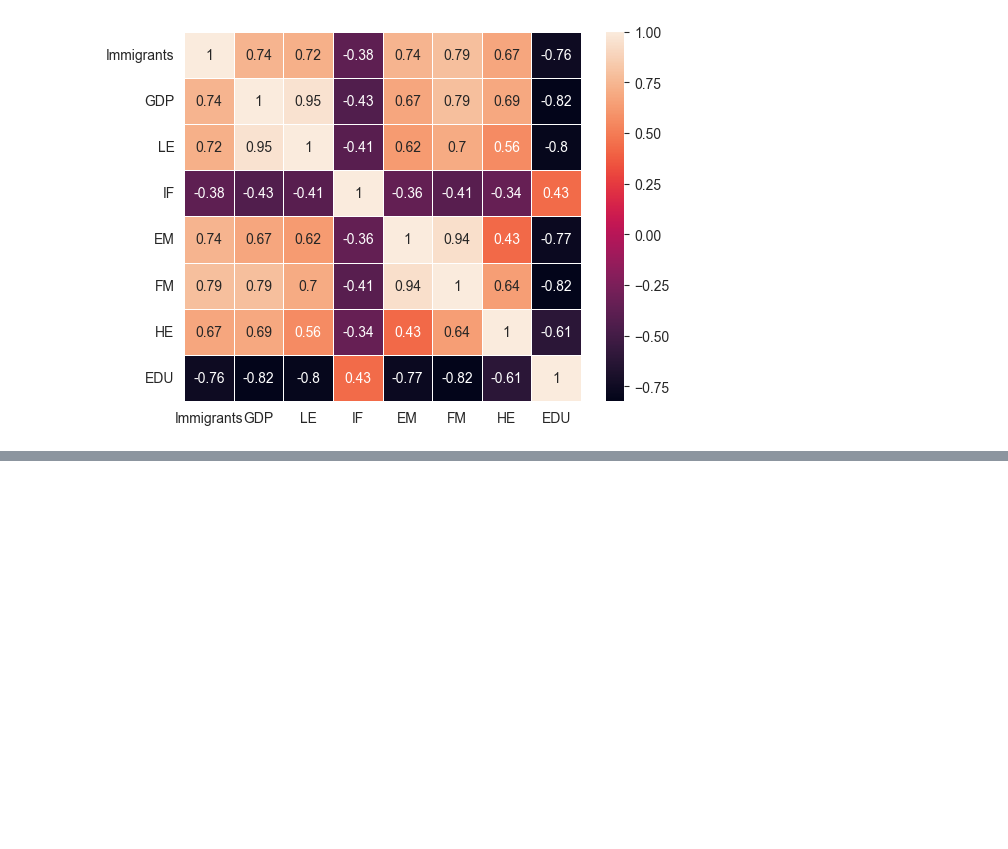
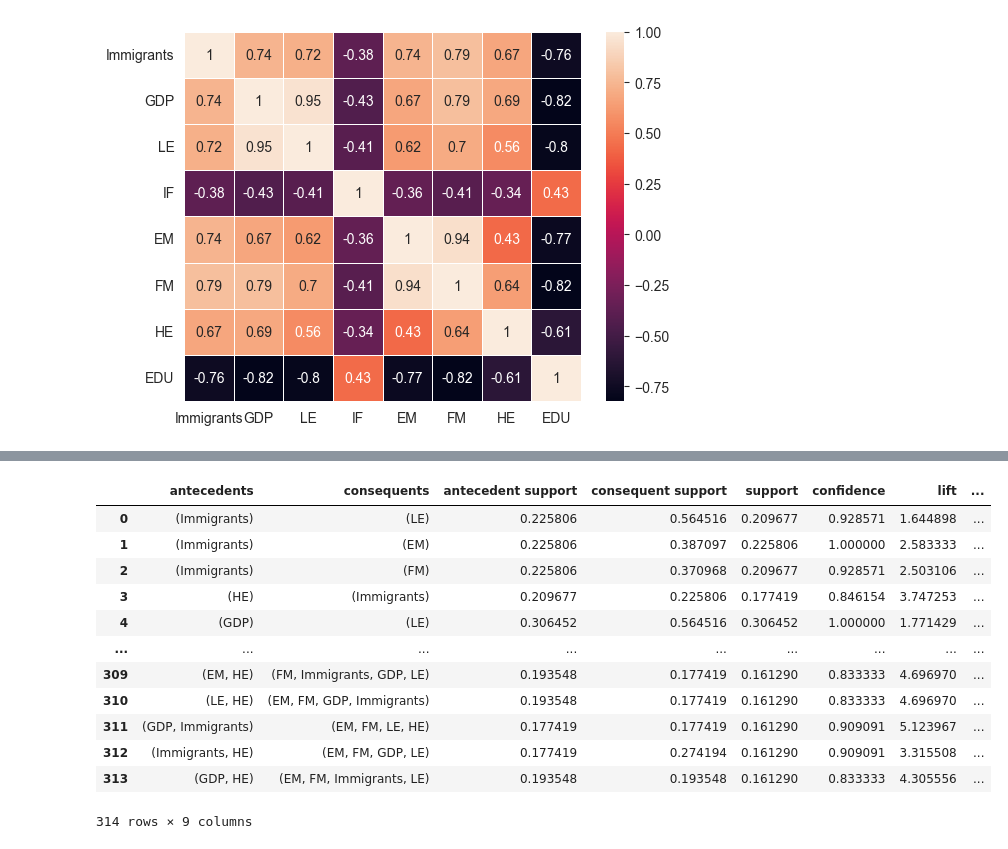
Before and after one commit to Hongwei-Z/CanadianImmigrationStudy, a Jupyter notebook: Main.ipynb, the cells around one changed output, grey strips where cells are left out. Saved outputs shown, nothing was run; the diff lists cells and outputs as text; code cells hidden in the pictures; blank space fills up the shorter version.

Commit message:
apply association rule mining

```diff
--- a/Main.ipynb
+++ b/Main.ipynb
@@ -508,0 +522,7 @@ print(tree.export_text(dec))
+# %%
+# Binarize the data for association rule mining.
+dataset_string = dataset2.copy()
+biz = KBinsDiscretizer(n_bins=2, encode='ordinal', strategy='uniform')
+dataset_string = biz.fit_transform(dataset_string)
+dataset_string = pd.DataFrame(dataset_string, columns=['Immigrants', 'GDP', 'LE', 'IF', 'EM', 'FM', 'HE', 'EDU'])
+dataset_string.head()
@@ -508,0 +548,4 @@ print(tree.export_text(dec))
+# %%
+# Use the Apriori algorithm for association rule mining, minimum support threshold = 5%.
+ap = apriori(dataset_string, min_support=0.05, use_colnames=True)
+ap
@@ -508,0 +566,18 @@ print(tree.export_text(dec))
+# %%
+# Set minimum confidence threshold to 80%.
+ar = association_rules(ap, metric="confidence", min_threshold=0.8)
+ar
+# %% [output]
+|  | antecedents | consequents | antecedent support | consequent support | support | confidence | lift | ... |
+| 0 | (Immigrants) | (LE) | 0.225806 | 0.564516 | 0.209677 | 0.928571 | 1.644898 | ... |
+| 1 | (Immigrants) | (EM) | 0.225806 | 0.387097 | 0.225806 | 1.000000 | 2.583333 | ... |
+| 2 | (Immigrants) | (FM) | 0.225806 | 0.370968 | 0.209677 | 0.928571 | 2.503106 | ... |
+| 3 | (HE) | (Immigrants) | 0.209677 | 0.225806 | 0.177419 | 0.846154 | 3.747253 | ... |
+| 4 | (GDP) | (LE) | 0.306452 | 0.564516 | 0.306452 | 1.000000 | 1.771429 | ... |
+| ... | ... | ... | ... | ... | ... | ... | ... | ... |
+| 309 | (EM, HE) | (FM, Immigrants, GDP, LE) | 0.193548 | 0.177419 | 0.161290 | 0.833333 | 4.696970 | ... |
+| 310 | (LE, HE) | (EM, FM, GDP, Immigrants) | 0.193548 | 0.177419 | 0.161290 | 0.833333 | 4.696970 | ... |
+| 311 | (GDP, Immigrants) | (EM, FM, LE, HE) | 0.177419 | 0.177419 | 0.161290 | 0.909091 | 5.123967 | ... |
+| 312 | (Immigrants, HE) | (EM, FM, GDP, LE) | 0.177419 | 0.274194 | 0.161290 | 0.909091 | 3.315508 | ... |
+| 313 | (GDP, HE) | (EM, FM, Immigrants, LE) | 0.193548 | 0.193548 | 0.161290 | 0.833333 | 4.305556 | ... |
+314 rows × 9 columns
```
Also changed, not shown: parts of 9 cells of this notebook.
